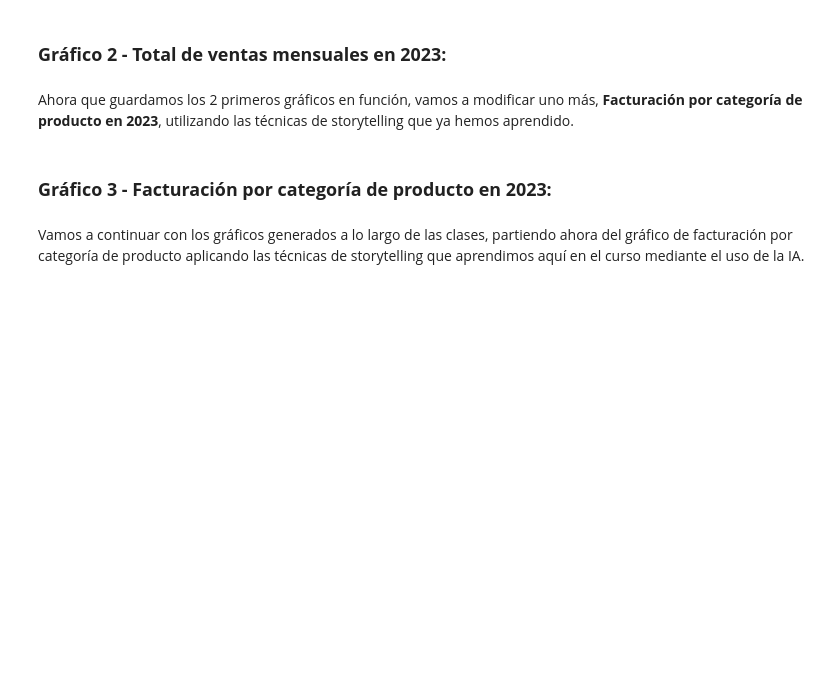
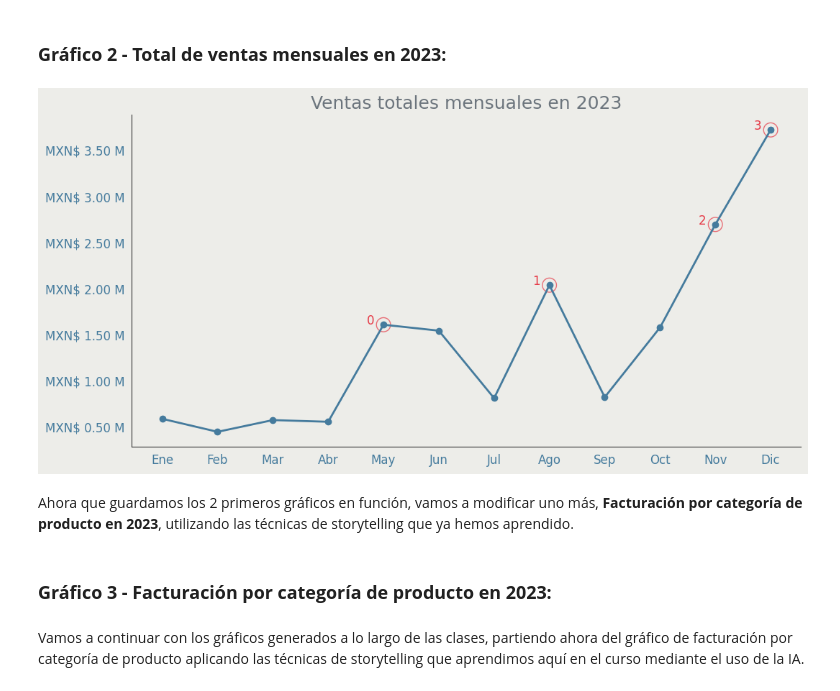
Before and after one commit to evs-11/IA_aplicada_a-_la_ciencia_de_datos, a Jupyter notebook: IA_aplicada_a_ciencia_de_datos.ipynb, the cells around one changed output. Saved outputs shown, nothing was run; the diff lists cells and outputs as text; code cells hidden in the pictures; blank space fills up the shorter version.

```diff
--- a/IA_aplicada_a_ciencia_de_datos.ipynb
+++ b/IA_aplicada_a_ciencia_de_datos.ipynb
@@ -1589,3 +1694,8 @@ Antes de ajustar los últimos 5 visuales de nuestro proyecto, haremos una peque
+# %%
+# Llamamos la función
+ventas_mensuales().show()
+# %% [output]
+[figure, added]
 # %% [markdown]
 Ahora que guardamos los 2 primeros gráficos en función, vamos a modificar uno más, **Facturación por categoría de producto en 2023**, utilizando las técnicas de storytelling que ya hemos aprendido.
 # %% [markdown]
```
Also changed, not shown: parts of 29 cells of this notebook.
